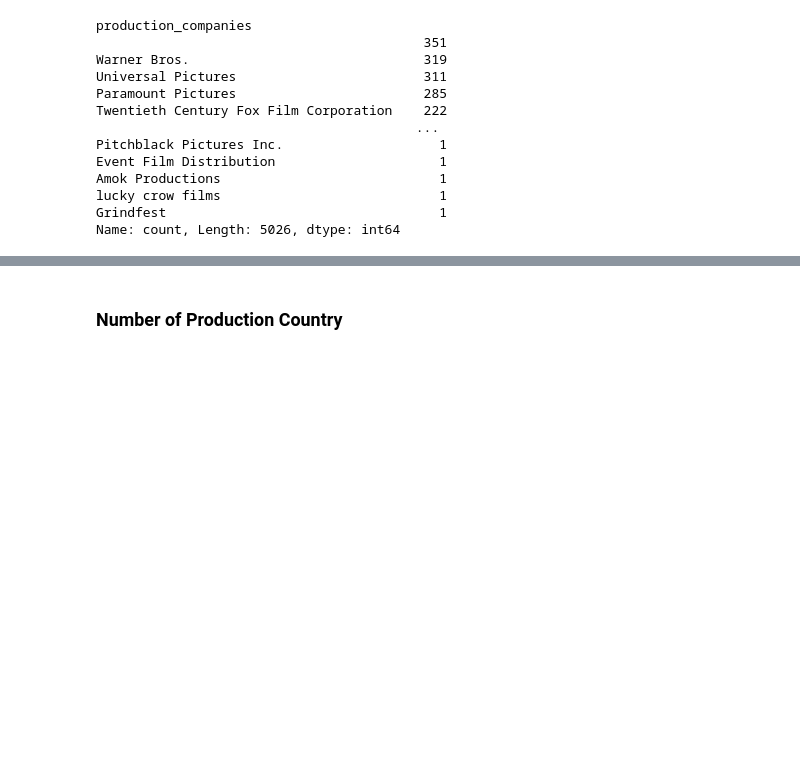
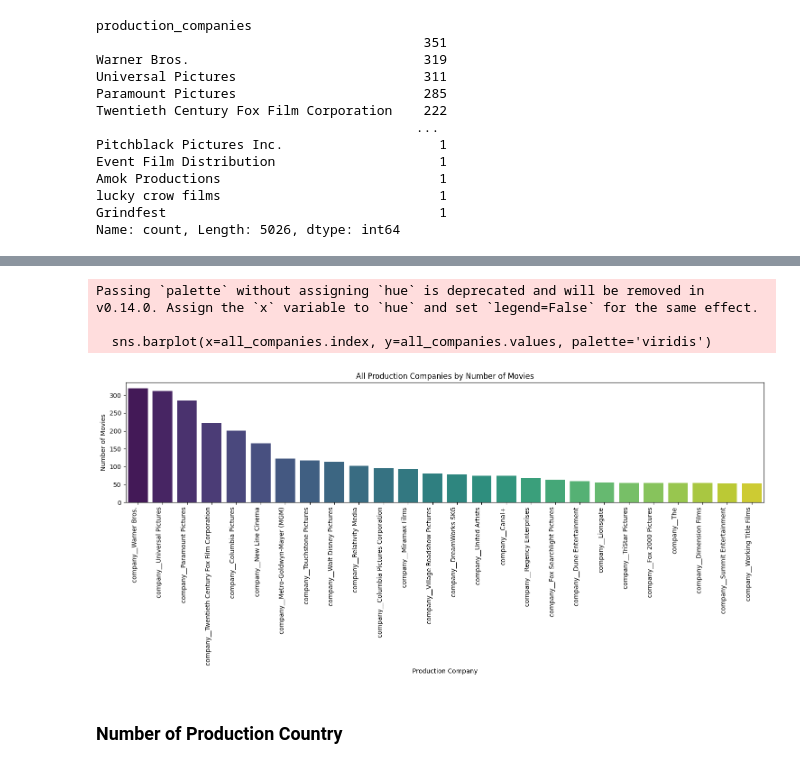
Before and after one commit to leonnmarcoo/CCADMACL_COM232_PROJECT, a Jupyter notebook: data_preprocessing.ipynb, the cells around one changed output, grey strips where cells are left out. Saved outputs shown, nothing was run; the diff lists cells and outputs as text; code cells hidden in the pictures; blank space fills up the shorter version.

```diff
--- a/data_preprocessing.ipynb
+++ b/data_preprocessing.ipynb
@@ -330,3 +382,28 @@ df.head()
+# %%
+company_columns = [col for col in df.columns if col.startswith('company_')]
+
+company_columns = [col for col in company_columns if col != 'company__']
+
+if not company_columns:
+    print("No columns starting with 'company_' found.")
+else:
+    company_counts = df[company_columns].sum().sort_values(ascending=False)
+
+    all_companies = company_counts
+
+    plt.figure(figsize=(15, 7))
+    sns.barplot(x=all_companies.index, y=all_companies.values, palette='viridis')
+    plt.title('All Production Companies by Number of Movies')
+    plt.xlabel('Production Company')
+    plt.ylabel('Number of Movies')
+    plt.xticks(rotation=90, ha='right')
+    plt.tight_layout()
+    plt.show()
+# %% [output]
+Passing `palette` without assigning `hue` is deprecated and will be removed in v0.14.0. Assign the `x` variable to `hue` and set `legend=False` for the same effect.
+
+  sns.barplot(x=all_companies.index, y=all_companies.values, palette='viridis')
+[figure, added]
 # %% [markdown]
 ### **Number of Production Country**
 # %%
```
Also changed, not shown: parts of 20 cells of this notebook.
